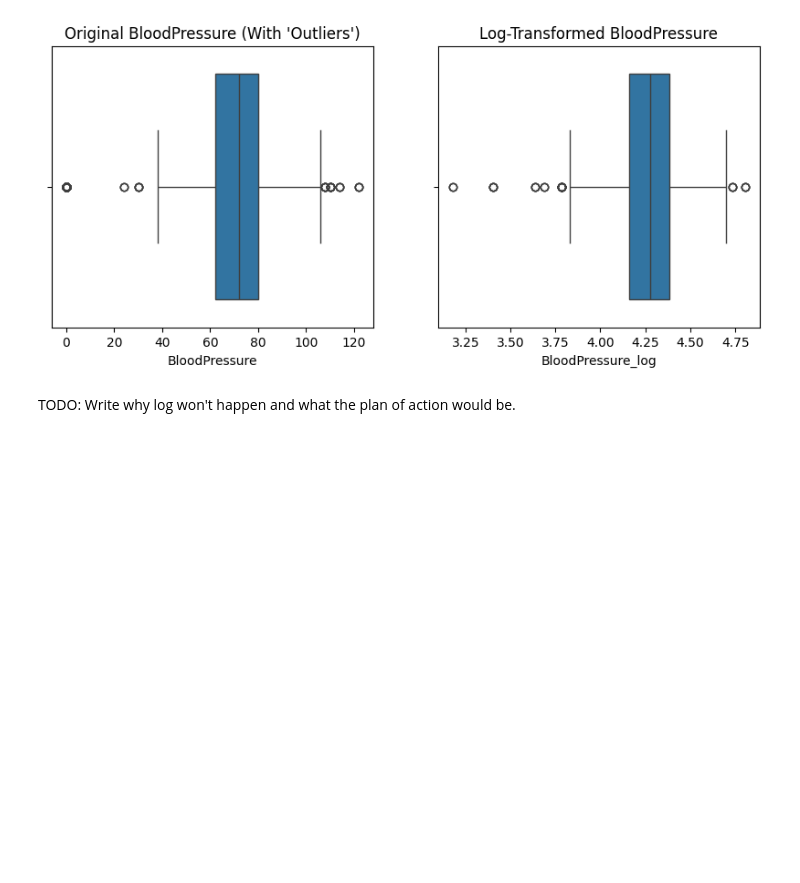
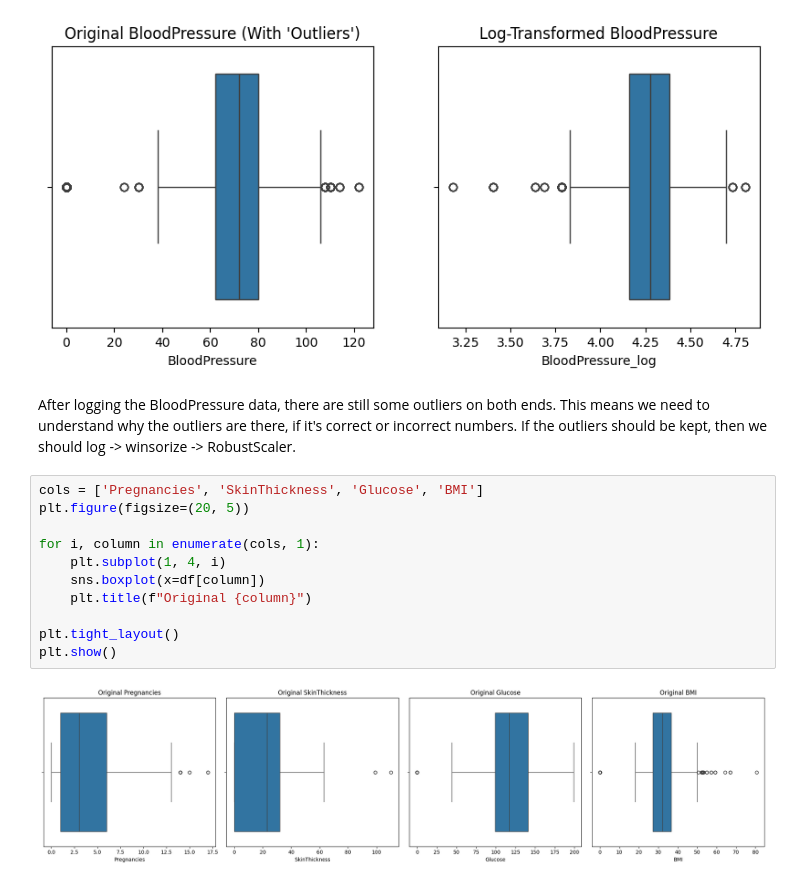
Before and after one commit to sajid-ahmed1/diabetes, a Jupyter notebook: notebooks/eda_cleaning.ipynb, the cells around one changed output. Drawn from its saved outputs; the diff is of its cells as text; blank space fills up the shorter version.

Commit message:
completed data cleaning phase

```diff
--- a/notebooks/eda_cleaning.ipynb
+++ b/notebooks/eda_cleaning.ipynb
@@ -176,4 +180,17 @@ plt.show()
 # %% [output]
 [figure]
 # %% [markdown]
-TODO: Write why log won't happen and what the plan of action would be.
+After logging the BloodPressure data, there are still some outliers on both ends. This means we need to understand why the outliers are there, if it's correct or incorrect numbers. If the outliers should be kept, then we should log -> winsorize -> RobustScaler.
+# %%
+cols = ['Pregnancies', 'SkinThickness', 'Glucose', 'BMI']
+plt.figure(figsize=(20, 5))
+
+for i, column in enumerate(cols, 1):
+    plt.subplot(1, 4, i)
+    sns.boxplot(x=df[column])
+    plt.title(f"Original {column}")
+
+plt.tight_layout()
+plt.show()
+# %% [output]
+[figure, added]
```
Also changed, not shown: parts of 13 cells of this notebook, 6 other files.
